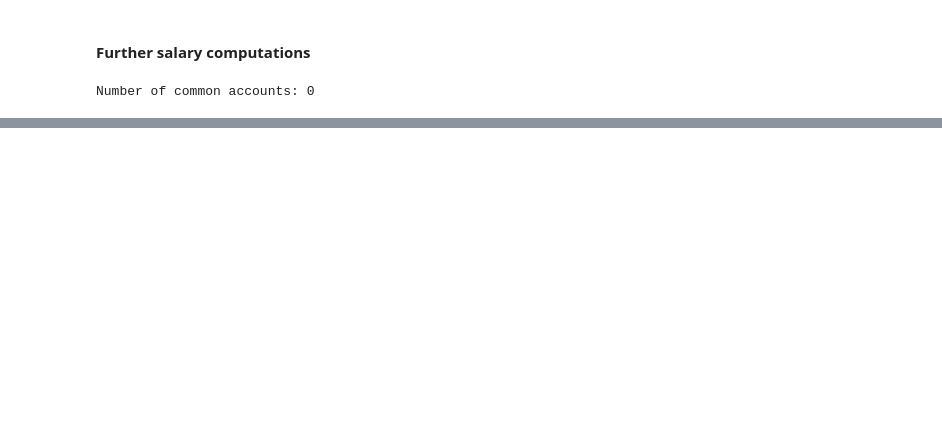
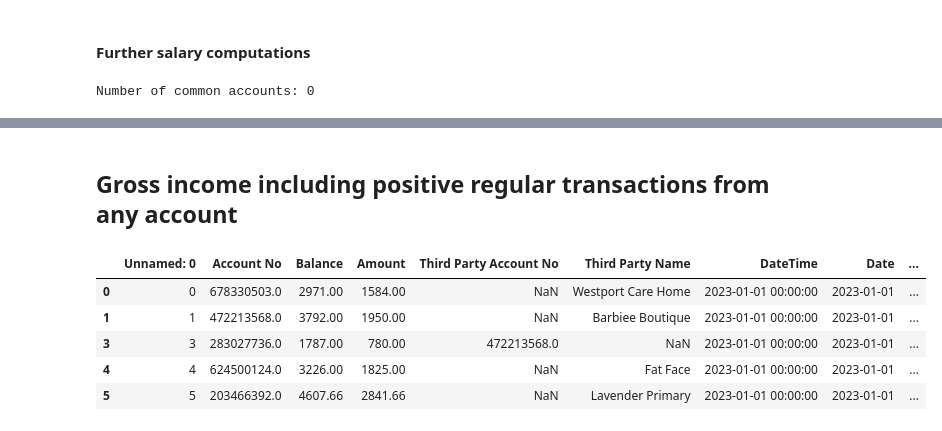
Before and after one commit to UoB-DSMP-2023-24/dsmp-2024-group-38, a Jupyter notebook: Salary_compute_dataset2.ipynb, the cells around one changed output, grey strips where cells are left out. Cells and saved outputs as stored; diff of their text form; code cells hidden in the pictures; blank space fills up the shorter version.

```diff
--- a/Salary_compute_dataset2.ipynb
+++ b/Salary_compute_dataset2.ipynb
@@ -270,0 +292,14 @@ sns.kdeplot(income_per_account_no_incomings, fill=True)
+# %% [markdown]
+## Gross income including positive regular transactions from any account
+# %%
+bank.shape
+
+# filter for positive
+bank_amount_positive = bank[bank['Amount'] > 0]
+# %% [output]
+|  | Unnamed: 0 | Account No | Balance | Amount | Third Party Account No | Third Party Name | DateTime | Date | ... |
+| 0 | 0 | 678330503.0 | 2971.00 | 1584.00 | NaN | Westport Care Home | 2023-01-01 00:00:00 | 2023-01-01 | ... |
+| 1 | 1 | 472213568.0 | 3792.00 | 1950.00 | NaN | Barbiee Boutique | 2023-01-01 00:00:00 | 2023-01-01 | ... |
+| 3 | 3 | 283027736.0 | 1787.00 | 780.00 | 472213568.0 | NaN | 2023-01-01 00:00:00 | 2023-01-01 | ... |
+| 4 | 4 | 624500124.0 | 3226.00 | 1825.00 | NaN | Fat Face | 2023-01-01 00:00:00 | 2023-01-01 | ... |
+| 5 | 5 | 203466392.0 | 4607.66 | 2841.66 | NaN | Lavender Primary | 2023-01-01 00:00:00 | 2023-01-01 | ... |
```
Also changed, not shown: parts of 3 cells of this notebook.
